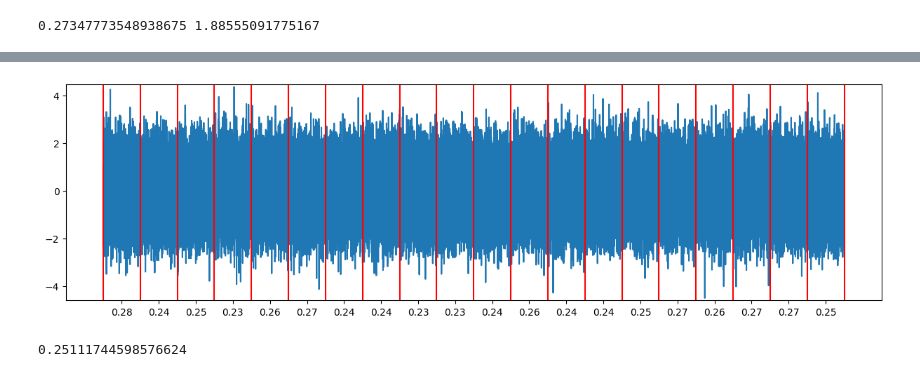
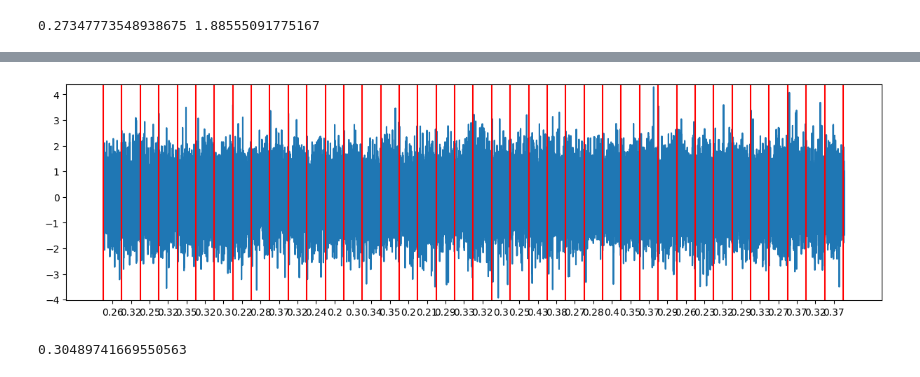
Before and after one commit to Dx-by-Dy/Python-programs, a Jupyter notebook: FractAnalysis.ipynb, the cells around one changed output, grey strips where cells are left out. Saved outputs shown, nothing was run; the diff lists cells and outputs as text; code cells hidden in the pictures.

```diff
--- a/FractAnalysis.ipynb
+++ b/FractAnalysis.ipynb
@@ -23,7 +23,15 @@ def get_lin_reg(x, y):
     H = (sc_xy * cnt_points - sum_x * sum_y) / det
     c = (sumsq_x * sum_y - sum_x * sc_xy) / det
 
-    return H, c
+    line = [0] * cnt_points
+    Sreg, Stot = 0, 0
+
+    for i in range(cnt_points):
+        line[i] = H * x[i] + c
+        Sreg += (line[i] - (sum_y / cnt_points)) ** 2
+        Stot += (y[i] - (sum_y / cnt_points)) ** 2
+
+    return H, c, line, Sreg / Stot
 # %%
 def analysisRS(data, min_size=20, max_size=None):
 
@@ -69,7 +77,7 @@ def get_Hc_vectors(data, num_batch=None, min_size=20, max_size=None):
         num_batch = len_data // 5000
     len_batch = len_data // num_batch
 
-    vec_H, vec_c = [None] * num_batch, [None] * num_batch
+    vec_H, vec_c, R2 = [None] * num_batch, [None] * num_batch, [None] * num_batch
 
     with tqdm(total=num_batch, position=0, leave=True) as pbar:
         for i in range(num_batch):
@@ -78,9 +86,9 @@ def get_Hc_vectors(data, num_batch=None, min_size=20, max_size=None):
             pbar.update()
 
             per, RS = analysisRS(data[len_batch * i:len_batch * (i + 1)], min_size, max_size)
-            vec_H[i], vec_c[i] = get_lin_reg(per, RS)
+            vec_H[i], vec_c[i], line, R2[i] = get_lin_reg(per, RS)
 
-    return vec_H, vec_c
+    return vec_H, vec_c, R2
 # %%
 def print_frac_alalysis(data, vec_param, num_batch):
     len_data = len(data)
@@ -310,8 +320,8 @@ def __to_inc(x):
     incs = x[1:] - x[:-1]
     return incs
 # %%
-ns = noise(100000, 0.2, walk=True)
-vec_mH, vec_c = get_mc_vectors(ns, 100)
+ns = noise(20000, 0.2, walk=True)
+vec_mH, vec_c, R2m = get_mc_vectors(ns, 10)
 # %%
 print_frac_alalysis(ns, vec_mH, 100)
 # %% [output]
@@ -330,4 +340,4 @@ vec_res = []
 for i in range(1, len(ns)):
     vec_res += [ns[i] - ns[i-1]]
 # %%
-vec_H, vec_c = get_Hc_vectors(vec_res, 20)
+vec_H, vec_c, R2H = get_Hc_vectors(vec_res, 40)
@@ -334,8 +349,8 @@ vec_H, vec_c = get_Hc_vectors(vec_res, 20)
 # %%
-print_frac_alalysis(vec_res, vec_H, 20)
+print_frac_alalysis(vec_res, vec_H, 40)
 # %% [output]
-[figure, old version]
+[figure, new version]
 # %%
 print(sum(vec_H) / len(vec_H))
 # %% [output]
-0.25111744598576624
+0.30489741669550563
```
Also changed, not shown: parts of 3 cells of this notebook.
